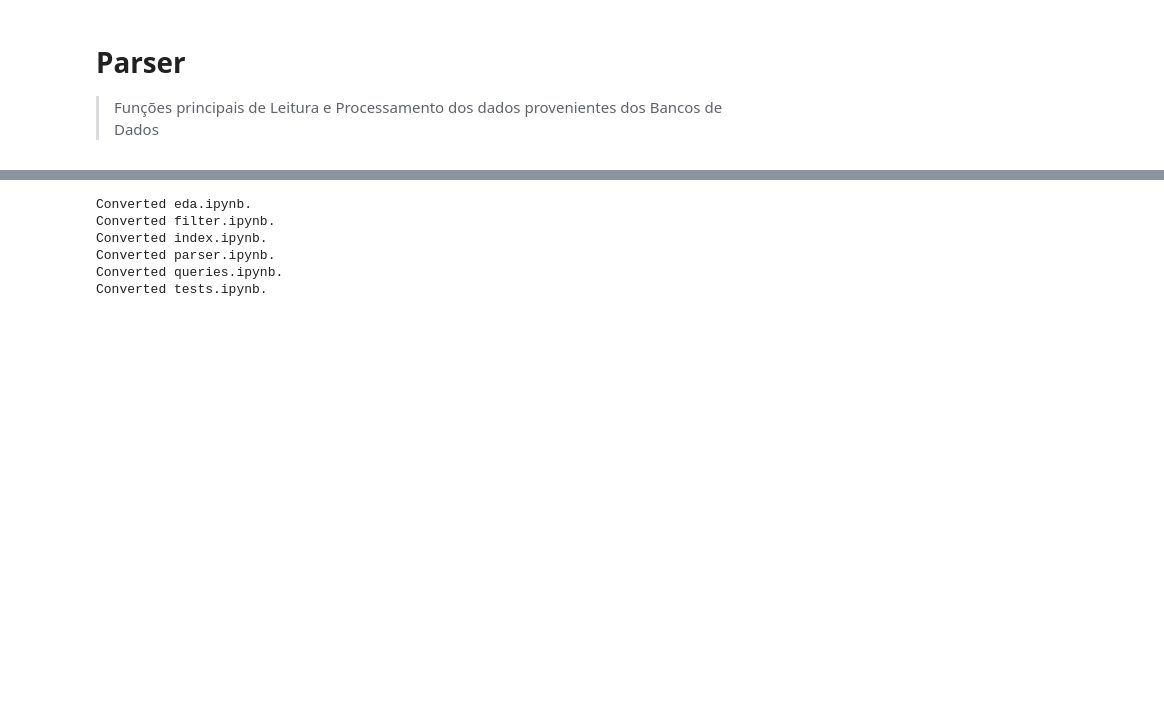
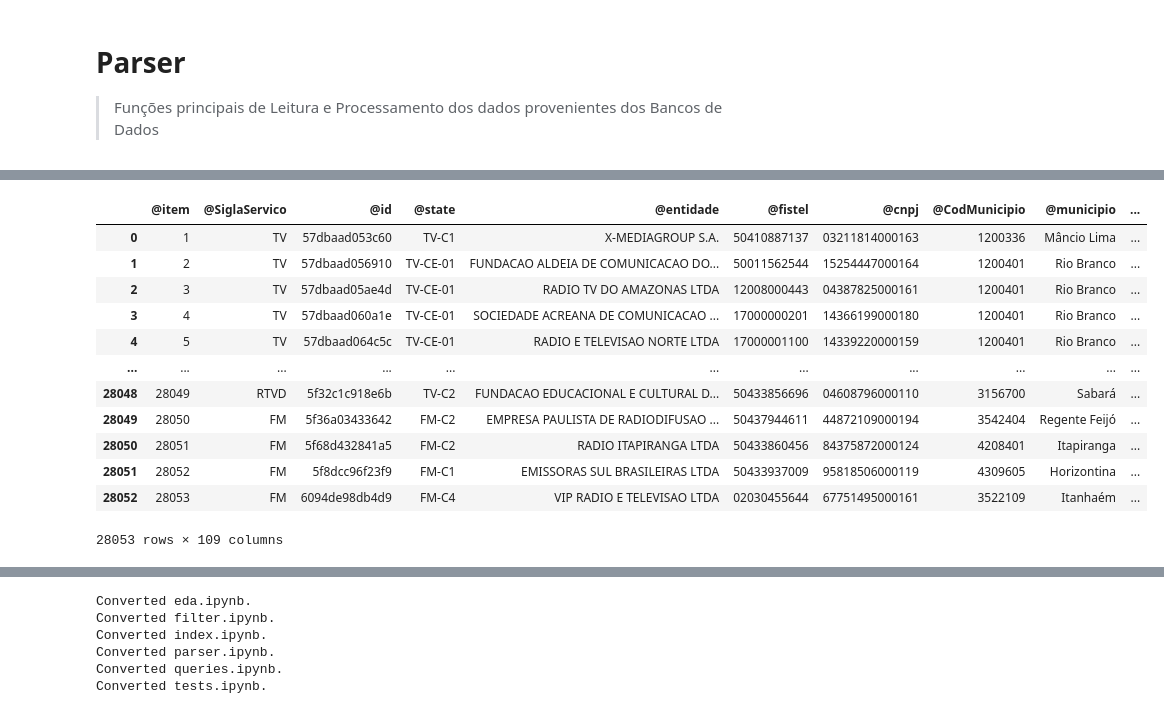
Before and after one commit to ronaldokun/anateldb, a Jupyter notebook: parser.ipynb, the cells around one changed output, grey strips where cells are left out. Drawn from its saved outputs; the diff is of its cells as text; code cells hidden in the pictures; blank space fills up the shorter version.

```diff
--- a/parser.ipynb
+++ b/parser.ipynb
@@ -90,6 +87,7 @@ def read_estações(path):
     df = pdx.read_xml(path, ['estacao_rd'])
     df = pd.DataFrame(df['row'].apply(row2dict).tolist()).replace('', pd.NA)
     df = dict2cols(df)
+    return df
     df = df.loc[:, COL_ESTACOES]
     df.columns = NEW_ESTACOES
     return df
@@ -103,6 +101,7 @@ def read_plano_basico(path):
     df.drop('@Frequencia', axis=1, inplace=True)
     df.loc[df['@País'].isna(), '@País'] = df.loc[df['@País'].isna(), '@Pais']
     df.drop('@Pais', axis=1, inplace=True)
+    return df
     df = df.loc[:, COL_PB]
     df.columns = NEW_PB
     return df
@@ -121,6 +120,7 @@ def read_historico(path):
         matches = re.finditer(regex, item, re.MULTILINE)
         dict_list.append(dict(match.groups() for match in matches))
     df = pd.DataFrame(dict_list)
+    return df
     df = df[(df.tipoDocumento == 'Ato') & (df.razao == 'Autoriza o Uso de Radiofrequência')].reset_index()
     df = df.loc[:, ['id', 'numeroDocumento', 'orgao', 'dataDocumento']]
     df.columns = ['Id', 'Num_Ato', 'Órgao', 'Data_Ato']
@@ -142,0 +186,18 @@ def read_mosaico(pasta, update=False):
+# %%
+e = read_estações(r'D:\OneDrive - ANATEL\GR01FI3\BaseDados\estações.zip')
+# %%
+e
+# %% [output]
+|  | @item | @SiglaServico | @id | @state | @entidade | @fistel | @cnpj | @CodMunicipio | @municipio | ... |
+| 0 | 1 | TV | 57dbaad053c60 | TV-C1 | X-MEDIAGROUP S.A. | 50410887137 | 03211814000163 | 1200336 | Mâncio Lima | ... |
+| 1 | 2 | TV | 57dbaad056910 | TV-CE-01 | FUNDACAO ALDEIA DE COMUNICACAO DO... | 50011562544 | 15254447000164 | 1200401 | Rio Branco | ... |
+| 2 | 3 | TV | 57dbaad05ae4d | TV-CE-01 | RADIO TV DO AMAZONAS LTDA | 12008000443 | 04387825000161 | 1200401 | Rio Branco | ... |
+| 3 | 4 | TV | 57dbaad060a1e | TV-CE-01 | SOCIEDADE ACREANA DE COMUNICACAO ... | 17000000201 | 14366199000180 | 1200401 | Rio Branco | ... |
+| 4 | 5 | TV | 57dbaad064c5c | TV-CE-01 | RADIO E TELEVISAO NORTE LTDA | 17000001100 | 14339220000159 | 1200401 | Rio Branco | ... |
+| ... | ... | ... | ... | ... | ... | ... | ... | ... | ... | ... |
+| 28048 | 28049 | RTVD | 5f32c1c918e6b | TV-C2 | FUNDACAO EDUCACIONAL E CULTURAL D... | 50433856696 | 04608796000110 | 3156700 | Sabará | ... |
+| 28049 | 28050 | FM | 5f36a03433642 | FM-C2 | EMPRESA PAULISTA DE RADIODIFUSAO ... | 50437944611 | 44872109000194 | 3542404 | Regente Feijó | ... |
+| 28050 | 28051 | FM | 5f68d432841a5 | FM-C2 | RADIO ITAPIRANGA LTDA | 50433860456 | 84375872000124 | 4208401 | Itapiranga | ... |
+| 28051 | 28052 | FM | 5f8dcc96f23f9 | FM-C1 | EMISSORAS SUL BRASILEIRAS LTDA | 50433937009 | 95818506000119 | 4309605 | Horizontina | ... |
+| 28052 | 28053 | FM | 6094de98db4d9 | FM-C4 | VIP RADIO E TELEVISAO LTDA | 02030455644 | 67751495000161 | 3522109 | Itanhaém | ... |
+28053 rows × 109 columns
```
Also changed, not shown: parts of 10 cells of this notebook, 13 other files.
